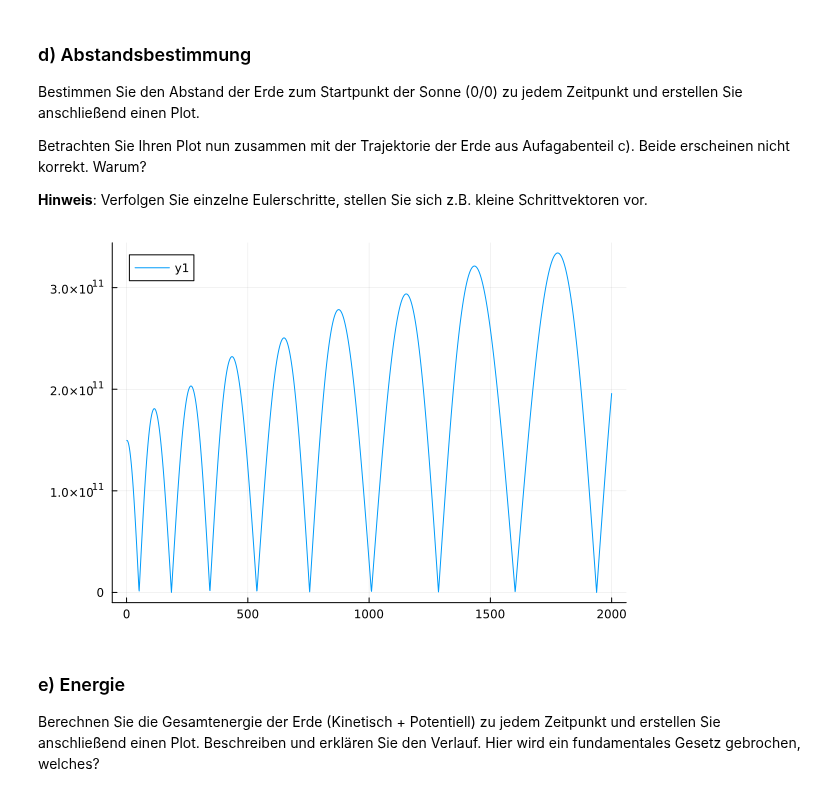
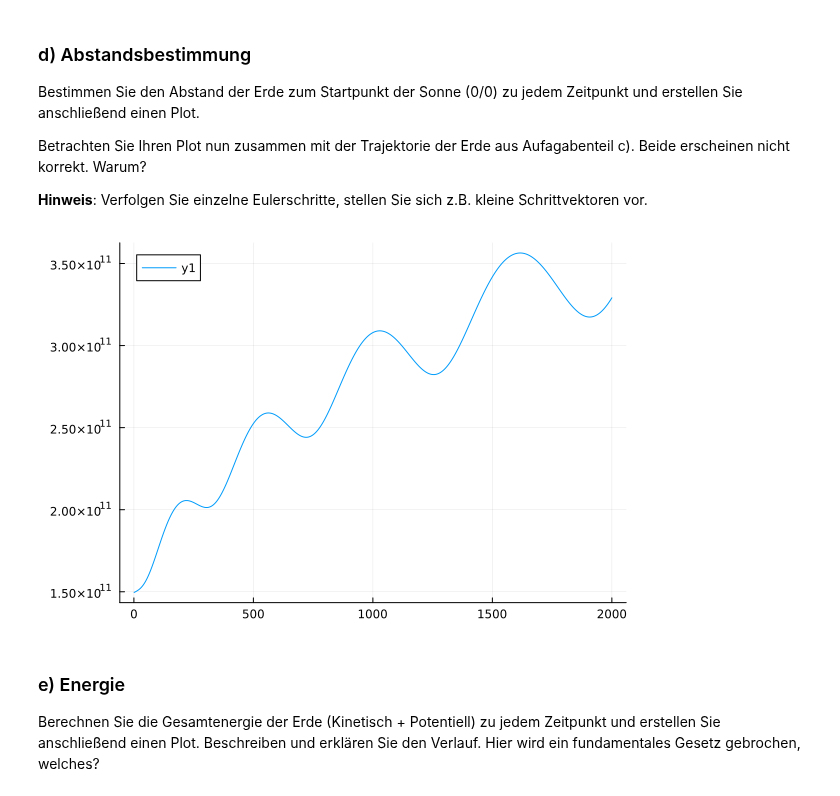
Before and after one commit to torben0187/Computerphysik, a Jupyter notebook: Übung 6/06_01.ipynb, the cells around one changed output. Cells and saved outputs as stored; diff of their text form; code cells hidden in the pictures.

```diff
--- a/Übung 6/06_01.ipynb
+++ b/Übung 6/06_01.ipynb
@@ -123,6 +123,6 @@ for i in 2:N
     v_s[i,:] = v_s[i-1,:] + a_s* dt
 
     #Position
-    pos_e[i,:] = pos_e[i-1,:] + v_e[i,:] * dt
-    pos_s[i,:] = pos_s[i-1,:] + v_s[i,:] * dt
+    pos_e[i,:] = pos_e[i-1,:] + v_e[i-1,:] * dt
+    pos_s[i,:] = pos_s[i-1,:] + v_s[i-1,:] * dt
 end
@@ -137,16 +145,15 @@ Betrachten Sie Ihren Plot nun zusammen mit der Trajektorie der Erde aus Aufagabe
 # %%
 using Plots
 
 Abstand = zeros(N)
 
 for i in 1:N
-    Abstand[i] = norm(pos_e[i,:1])
+    Abstand[i] = norm(pos_e[i,:]-pos_s[i,:])
 end
 Abstand
-
-plot(1:N , Abstand)
+plot(Abstand)
 # %% [output]
-[figure, old version]
+[figure, new version]
 # %% [markdown]
 ### e) Energie
 
```
Also changed, not shown: parts of 18 cells of this notebook.
